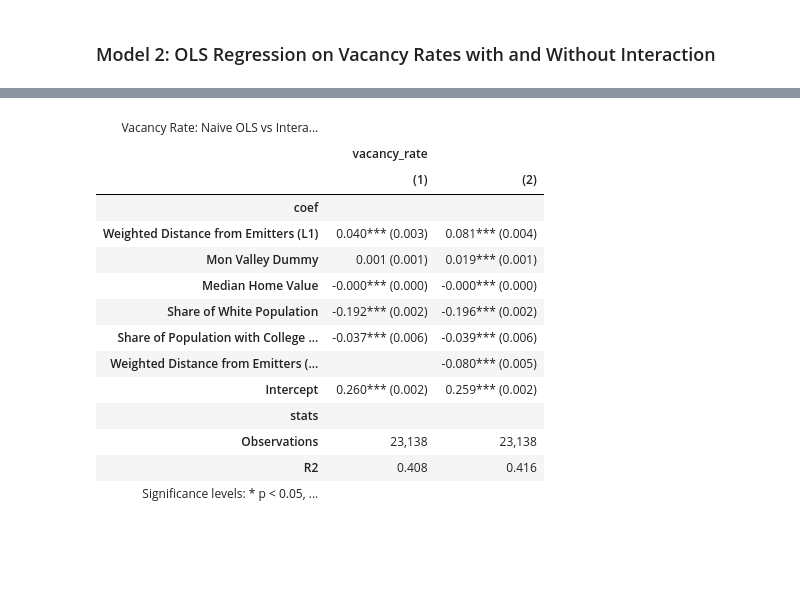
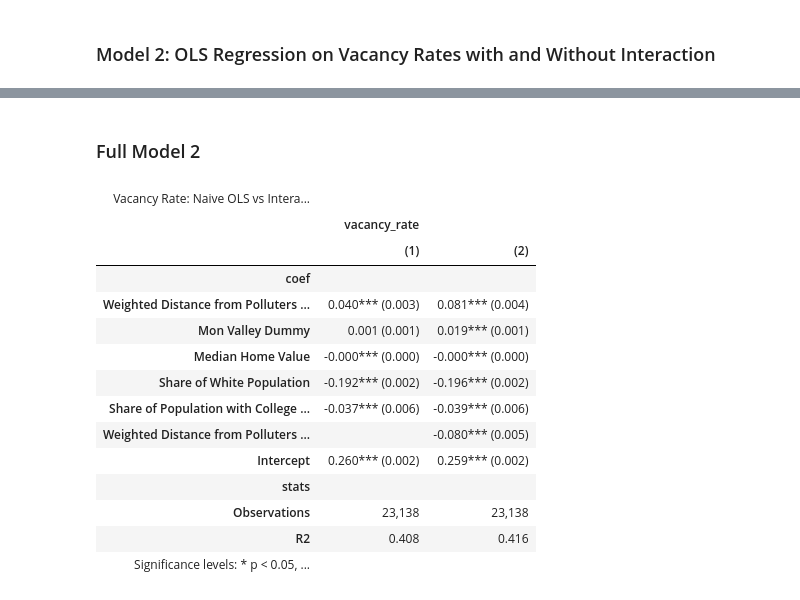
Before and after one commit to clydes-cmu/python-2-final, a Jupyter notebook: 90819_A1_Final_Project_cs-bb.ipynb, the cells around one changed output, grey strips where cells are left out. Cells and saved outputs as stored; diff of their text form; code cells hidden in the pictures; blank space fills up the shorter version.

```diff
--- a/90819_A1_Final_Project_cs-bb.ipynb
+++ b/90819_A1_Final_Project_cs-bb.ipynb
@@ -366,2 +416,4 @@ strong multicollinearity or other numerical problems.
+# %% [markdown]
+### Full Model 2
 # %%
 # OLS Regression
@@ -373,27 +422,27 @@ fe_model4 = pf.feols("vacancy_rate ~ exp_log_l1 + mon_valley + home_val + pop_wh
 # %%
 pf.etable(
     [fe_model3, fe_model4],
     labels={
-        "exp_log_l1": "Weighted Distance from Emitters (L1)",
+        "exp_log_l1": "Weighted Distance from Polluters (L1)",
         "mon_valley": "Mon Valley Dummy",
         "home_val": "Median Home Value",
         "pop_white_share": "Share of White Population",
         "college_degree_share": "Share of Population with College Degree",
         "exp_log_l1:mon_valley": "L1 x Mon Valley Dummy"
     },
     caption="Vacancy Rate: Naive OLS vs Interaction"
 )
 # %% [output]
 | Vacancy Rate: Naive OLS vs Intera... |  |  |
 |  | vacancy_rate |  |
 |  | (1) | (2) |
 | coef |  |  |
-| Weighted Distance from Emitters (L1) | 0.040*** (0.003) | 0.081*** (0.004) |
+| Weighted Distance from Polluters ... | 0.040*** (0.003) | 0.081*** (0.004) |
 | Mon Valley Dummy | 0.001 (0.001) | 0.019*** (0.001) |
 | Median Home Value | -0.000*** (0.000) | -0.000*** (0.000) |
 | Share of White Population | -0.192*** (0.002) | -0.196*** (0.002) |
 | Share of Population with College ... | -0.037*** (0.006) | -0.039*** (0.006) |
-| Weighted Distance from Emitters (... |  | -0.080*** (0.005) |
+| Weighted Distance from Polluters ... |  | -0.080*** (0.005) |
 | Intercept | 0.260*** (0.002) | 0.259*** (0.002) |
 | stats |  |  |
 | Observations | 23,138 | 23,138 |
```
Also changed, not shown: parts of 17 cells of this notebook.
